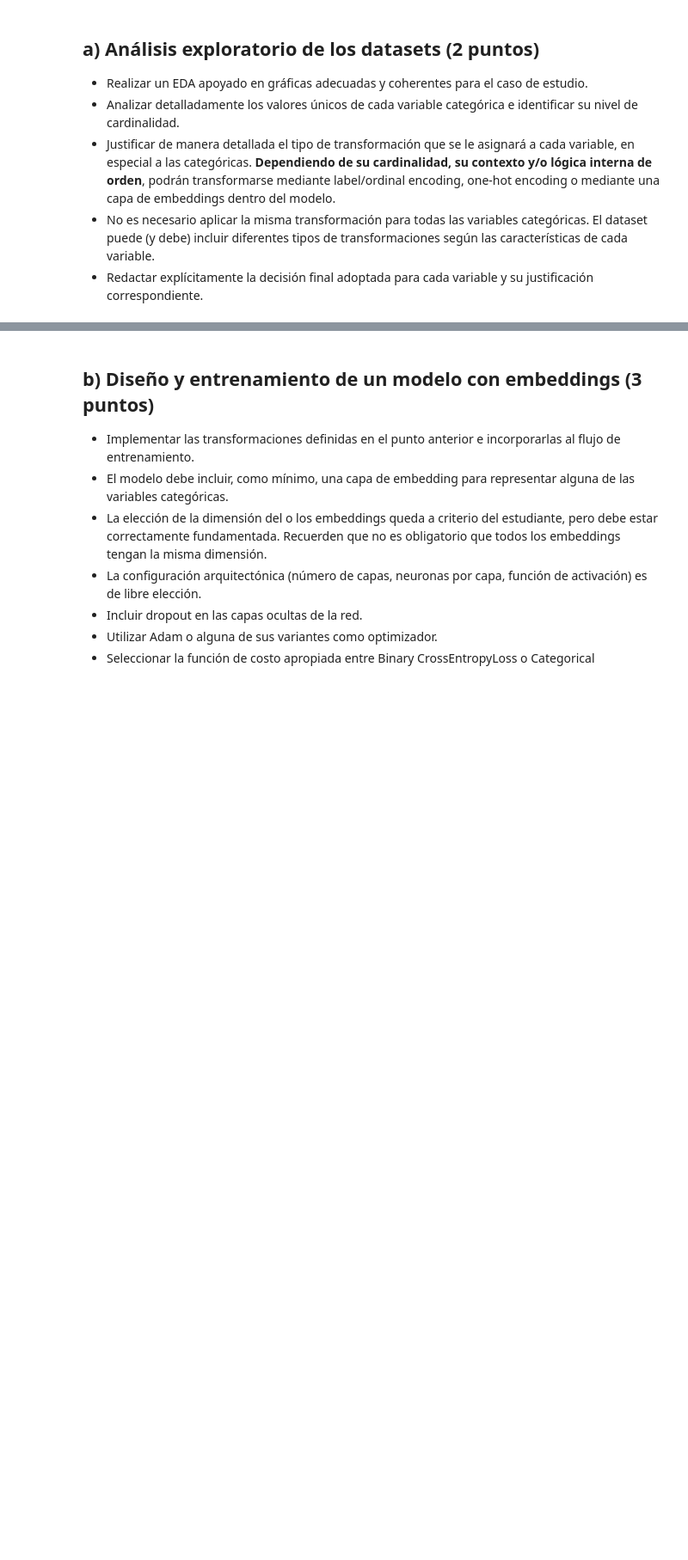
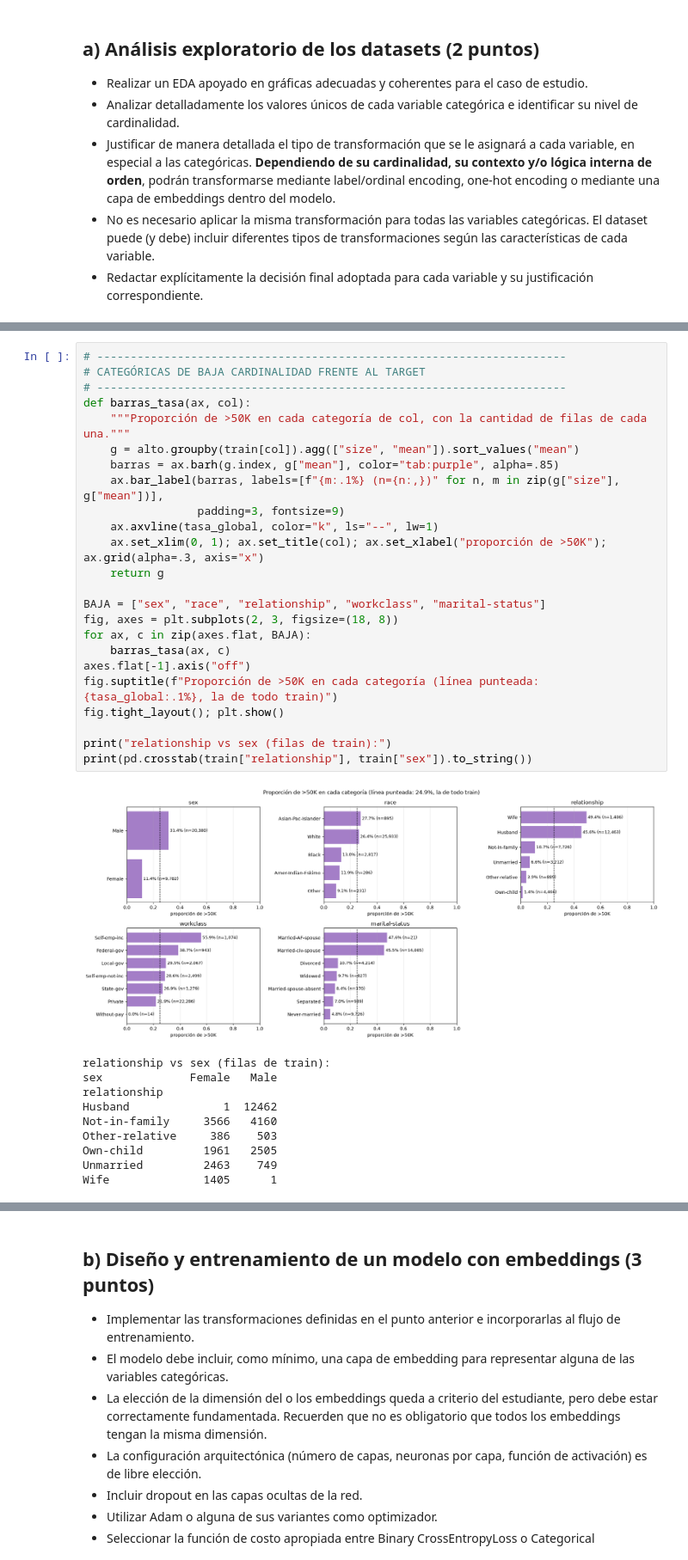
Before and after one commit to rodrigoenzohernandez/CEIA_aprendizaje_profundo_tps, a Jupyter notebook: TPS/TP2/hernandez-rodrigo-TP2-Co26.ipynb, the cells around one changed output, grey strips where cells are left out. Shown at 86% size. Saved outputs shown, nothing was run; the diff lists cells and outputs as text; blank space fills up the shorter version.

```diff
--- a/TPS/TP2/hernandez-rodrigo-TP2-Co26.ipynb
+++ b/TPS/TP2/hernandez-rodrigo-TP2-Co26.ipynb
@@ -77,0 +231,35 @@ Está compuesto por los siguientes features:
+# %%
+# ----------------------------------------------------------------------
+# CATEGÓRICAS DE BAJA CARDINALIDAD FRENTE AL TARGET
+# ----------------------------------------------------------------------
+def barras_tasa(ax, col):
+    """Proporción de >50K en cada categoría de col, con la cantidad de filas de cada una."""
+    g = alto.groupby(train[col]).agg(["size", "mean"]).sort_values("mean")
+    barras = ax.barh(g.index, g["mean"], color="tab:purple", alpha=.85)
+    ax.bar_label(barras, labels=[f"{m:.1%} (n={n:,})" for n, m in zip(g["size"], g["mean"])],
+                 padding=3, fontsize=9)
+    ax.axvline(tasa_global, color="k", ls="--", lw=1)
+    ax.set_xlim(0, 1); ax.set_title(col); ax.set_xlabel("proporción de >50K"); ax.grid(alpha=.3, axis="x")
+    return g
+
+BAJA = ["sex", "race", "relationship", "workclass", "marital-status"]
+fig, axes = plt.subplots(2, 3, figsize=(18, 8))
+for ax, c in zip(axes.flat, BAJA):
+    barras_tasa(ax, c)
+axes.flat[-1].axis("off")
+fig.suptitle(f"Proporción de >50K en cada categoría (línea punteada: {tasa_global:.1%}, la de todo train)")
+fig.tight_layout(); plt.show()
+
+print("relationship vs sex (filas de train):")
+print(pd.crosstab(train["relationship"], train["sex"]).to_string())
+# %% [output]
+[figure, added]
+relationship vs sex (filas de train):
+sex             Female   Male
+relationship
+Husband              1  12462
+Not-in-family     3566   4160
+Other-relative     386    503
+Own-child         1961   2505
+Unmarried         2463    749
+Wife              1405      1
```
Also changed, not shown: parts of 33 cells of this notebook.
